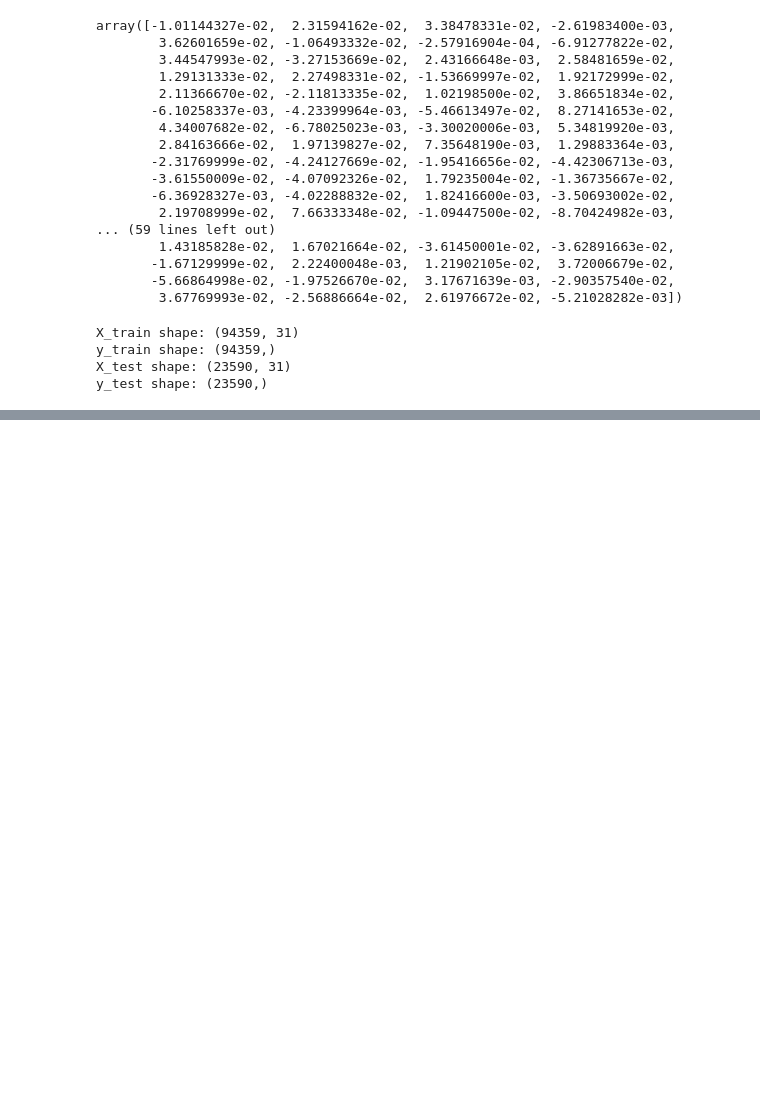
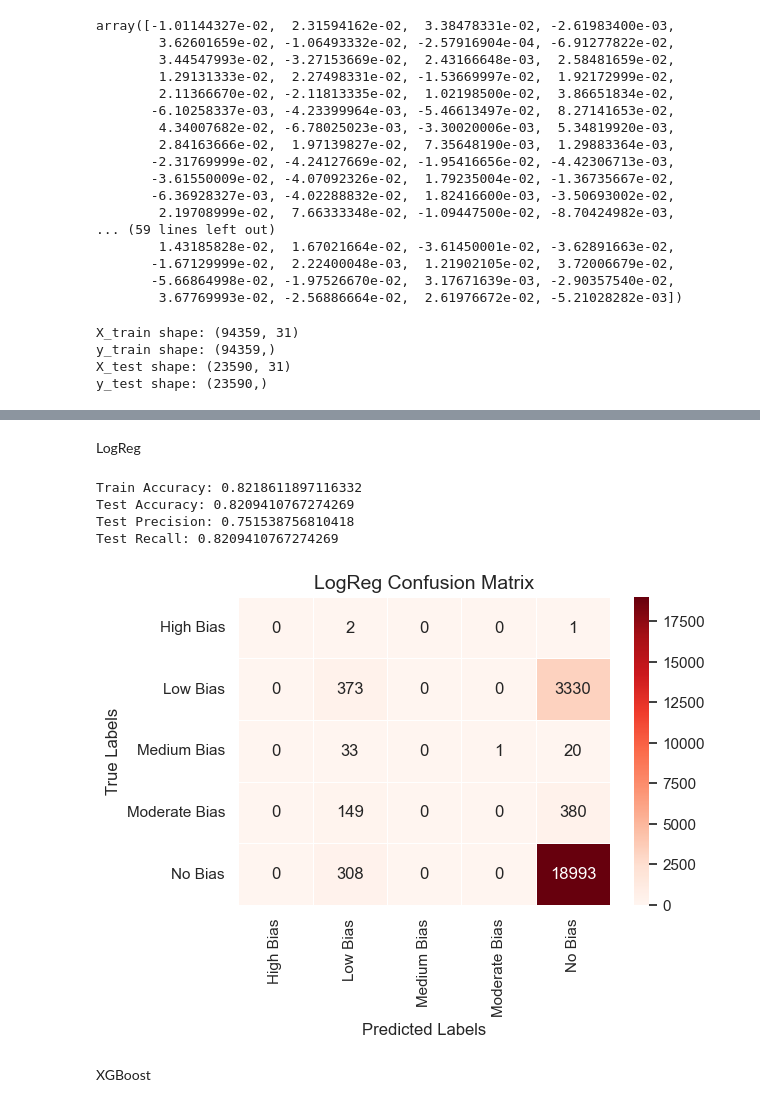
Before and after one commit to madelinebirch/Bias_Classification_for_Headline_Objectivity, a Jupyter notebook: Currently.ipynb, the cells around one changed output, grey strips where cells are left out. Cells and saved outputs as stored; diff of their text form; code cells hidden in the pictures; blank space fills up the shorter version.

Commit message:
log reg, conf matrix

```diff
--- a/Currently.ipynb
+++ b/Currently.ipynb
@@ -578,5 +578,5 @@ def text2vec(text):
     return text_embedding
 # %%
 #use lambda to apply the function over the column  and assign the results to new columns
-df_to_vectorize['title_vectors'] = df_to_vectorize['lemmatized_text_no_stopwords'].apply(lambda x: text2vec(x))
+df_to_vectorize['headline_vectors'] = df_to_vectorize['lemmatized_text_no_stopwords'].apply(lambda x: text2vec(x))
 # %%
@@ -667,0 +678,8 @@ convert vectors to arrays?
+# %%
+#Convert X_train vectors to arrays
+X_train_array = np.array(X_train['headline_vectors'].tolist())
+
+#Convert X_test vectors to arrays
+X_test_array = np.array(X_test['headline_vectors'].tolist())
+# %% [markdown]
+LogReg
@@ -667,0 +694,42 @@ convert vectors to arrays?
+# %%
+#Creating an instance of LogisticRegression
+logreg = LogisticRegression(max_iter=1000,random_state=42)
+
+#Fitting the model on the training data
+logreg.fit(X_train_array, y_train)
+
+#Making predictions on the training data
+y_train_pred = logreg.predict(X_train_array)
+
+#Calculating the train accuracy score
+train_accuracy = accuracy_score(y_train, y_train_pred)
+y_pred = logreg.predict(X_test_array)
+
+# Evaluating the performance of the model
+test_accuracy = accuracy_score(y_test, y_pred)
+
+# Including a weighted average parameter as our data is a multi-class problem
+print('Test Accuracy:', accuracy_score(y_test_array, y_pred))
+print('Test Precision:', precision_score(y_test_array, y_pred, average='weighted'))
+print('Test Recall:', recall_score(y_test_array, y_pred, average='weighted'))
+# %% [output]
+Train Accuracy: 0.8218611897116332
+Test Accuracy: 0.8209410767274269
+Test Precision: 0.751538756810418
+Test Recall: 0.8209410767274269
+# %%
+# Creating a confusion matrix
+logreg_cm = confusion_matrix(y_test, y_pred)
+
+# Plotting the confusion matrix with a red color scheme
+plt.figure(figsize=(6, 4))
+sns.heatmap(logreg_cm, annot=True, fmt='d', cmap='Reds', cbar=True,
+            xticklabels=logreg.classes_, yticklabels=logreg.classes_, linewidths=.5)
+plt.title('LogReg Confusion Matrix', fontsize=14)
+plt.xlabel('Predicted Labels', fontsize=12)
+plt.ylabel('True Labels', fontsize=12)
+plt.show()
+# %% [output]
+[figure, added]
+# %% [markdown]
+XGBoost
```
Also changed, not shown: parts of 17 cells of this notebook.
